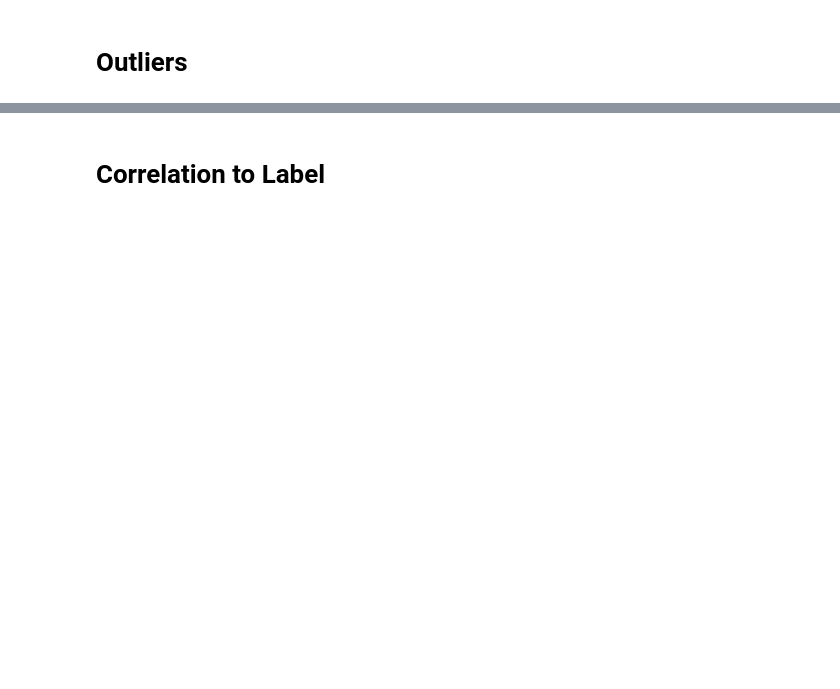
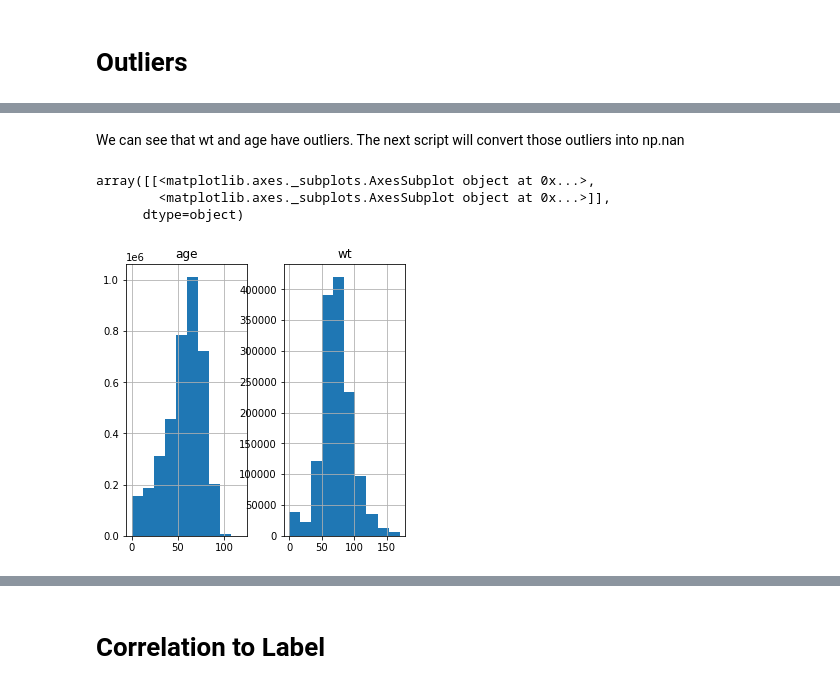
Before and after one commit to omerfalach/Death-Classification, a Jupyter notebook: Data_Exploration.ipynb, the cells around one changed output, grey strips where cells are left out. Saved outputs shown, nothing was run; the diff lists cells and outputs as text; code cells hidden in the pictures; blank space fills up the shorter version.

```diff
--- a/Data_Exploration.ipynb
+++ b/Data_Exploration.ipynb
@@ -437,0 +175,13 @@ ax.set_title("Categorical Features Correlation (Cramer's V)", fontsize=20, y= 1.
+# %% [markdown]
+We can see that wt and age have outliers.
+The next script will convert those outliers into np.nan
+# %%
+##Convert outliers to np.nan
+data_fixed.loc[(data_fixed['age']>=120) | (data_fixed['age']<=0) , 'age'] = np.nan
+data_fixed.loc[(data_fixed['wt']>170), 'wt'] =  np.nan
+data_fixed[continuous].hist(figsize=(5,5))
+# %% [output]
+array([[<matplotlib.axes._subplots.AxesSubplot object at 0x...>,
+        <matplotlib.axes._subplots.AxesSubplot object at 0x...>]],
+      dtype=object)
+[figure, added]
```
Also changed, not shown: parts of 94 cells of this notebook.
